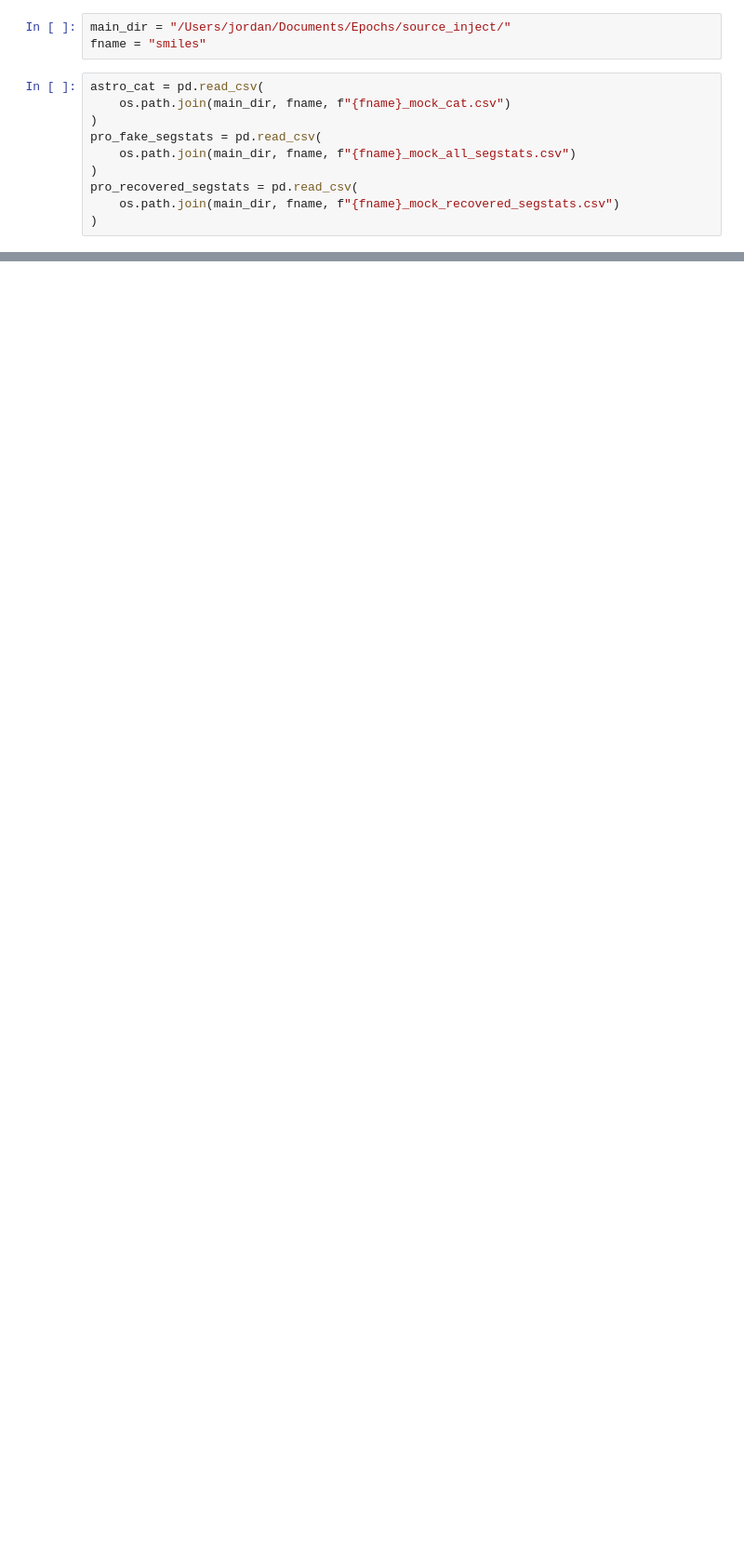
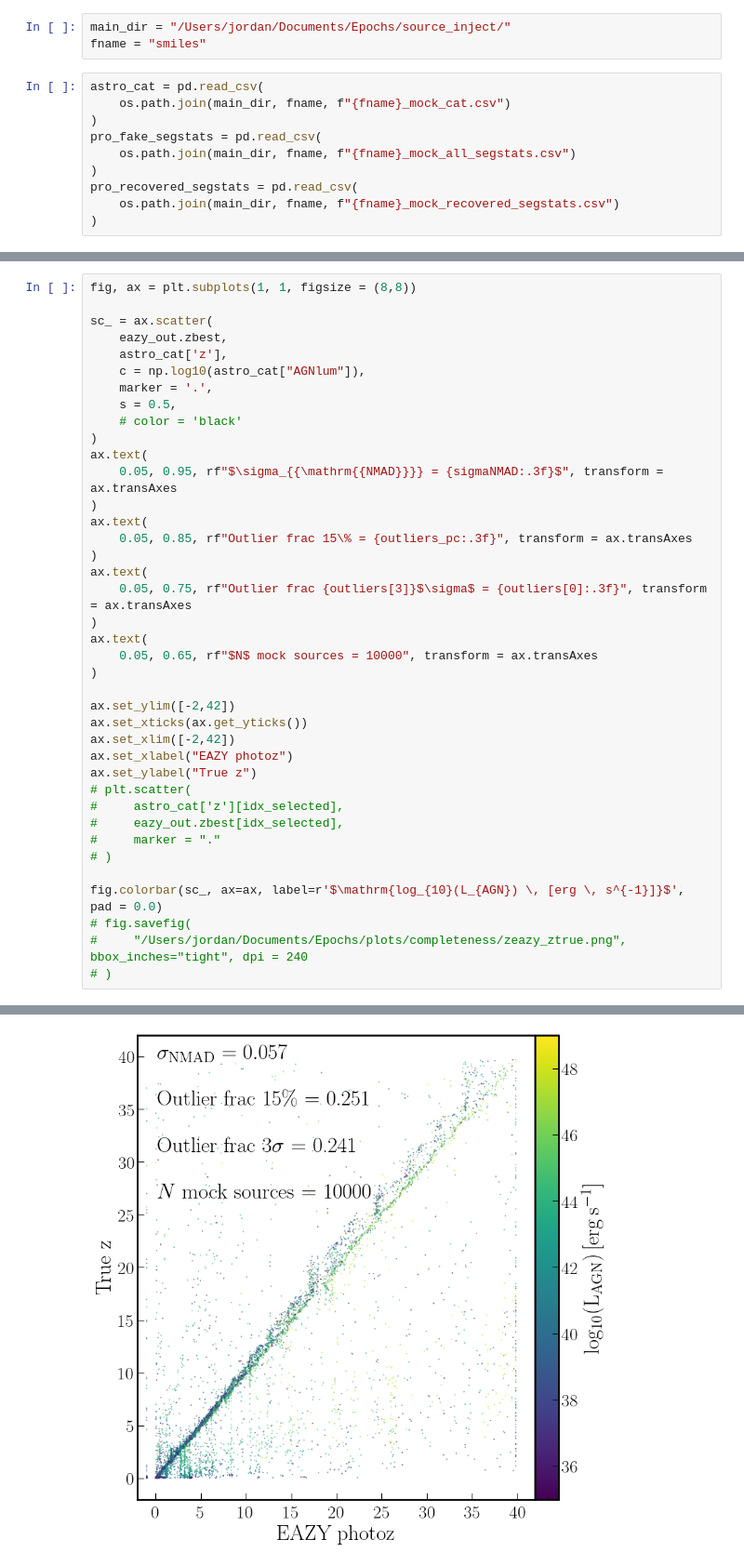
Before and after one commit to JordanDSilva/miri-manchester, a Jupyter notebook: scripts/completeness/completeness_analysis.ipynb, the cells around one changed output, grey strips where cells are left out. Shown at 93% size. Cells and saved outputs as stored; diff of their text form; blank space fills up the shorter version.

```diff
--- a/scripts/completeness/completeness_analysis.ipynb
+++ b/scripts/completeness/completeness_analysis.ipynb
@@ -112,0 +132,40 @@ def compute_Nsigma_outliers(zspec, zphot, zphot_err, thresh = 2.0):
+# %%
+fig, ax = plt.subplots(1, 1, figsize = (8,8))
+
+sc_ = ax.scatter(
+    eazy_out.zbest,
+    astro_cat['z'],
+    c = np.log10(astro_cat["AGNlum"]),
+    marker = '.',
+    s = 0.5,
+    # color = 'black'
+)
+ax.text(
+    0.05, 0.95, rf"$\sigma_{{\mathrm{{NMAD}}}} = {sigmaNMAD:.3f}$", transform = ax.transAxes
+)
+ax.text(
+    0.05, 0.85, rf"Outlier frac 15\% = {outliers_pc:.3f}", transform = ax.transAxes
+)
+ax.text(
+    0.05, 0.75, rf"Outlier frac {outliers[3]}$\sigma$ = {outliers[0]:.3f}", transform = ax.transAxes
+)
+ax.text(
+    0.05, 0.65, rf"$N$ mock sources = 10000", transform = ax.transAxes
+)
+
+ax.set_ylim([-2,42])
+ax.set_xticks(ax.get_yticks())
+ax.set_xlim([-2,42])
+ax.set_xlabel("EAZY photoz")
+ax.set_ylabel("True z")
+# plt.scatter(
+#     astro_cat['z'][idx_selected],
+#     eazy_out.zbest[idx_selected],
+#     marker = "."
+# )
+
+fig.colorbar(sc_, ax=ax, label=r'$\mathrm{log_{10}(L_{AGN}) \, [erg \, s^{-1}]}$', pad = 0.0)
+# fig.savefig(
+#     "/Users/jordan/Documents/Epochs/plots/completeness/zeazy_ztrue.png", bbox_inches="tight", dpi = 240
+# )
+# %% [output]
@@ -113,3 +173,4 @@ def compute_Nsigma_outliers(zspec, zphot, zphot_err, thresh = 2.0):
+[figure, added]
 # %%
 zbins = np.arange(0, 40, 1.0)
 zmids = (zbins[1:] + zbins[:-1])/2.0
```
Also changed, not shown: parts of 18 cells of this notebook, 47 other files.
